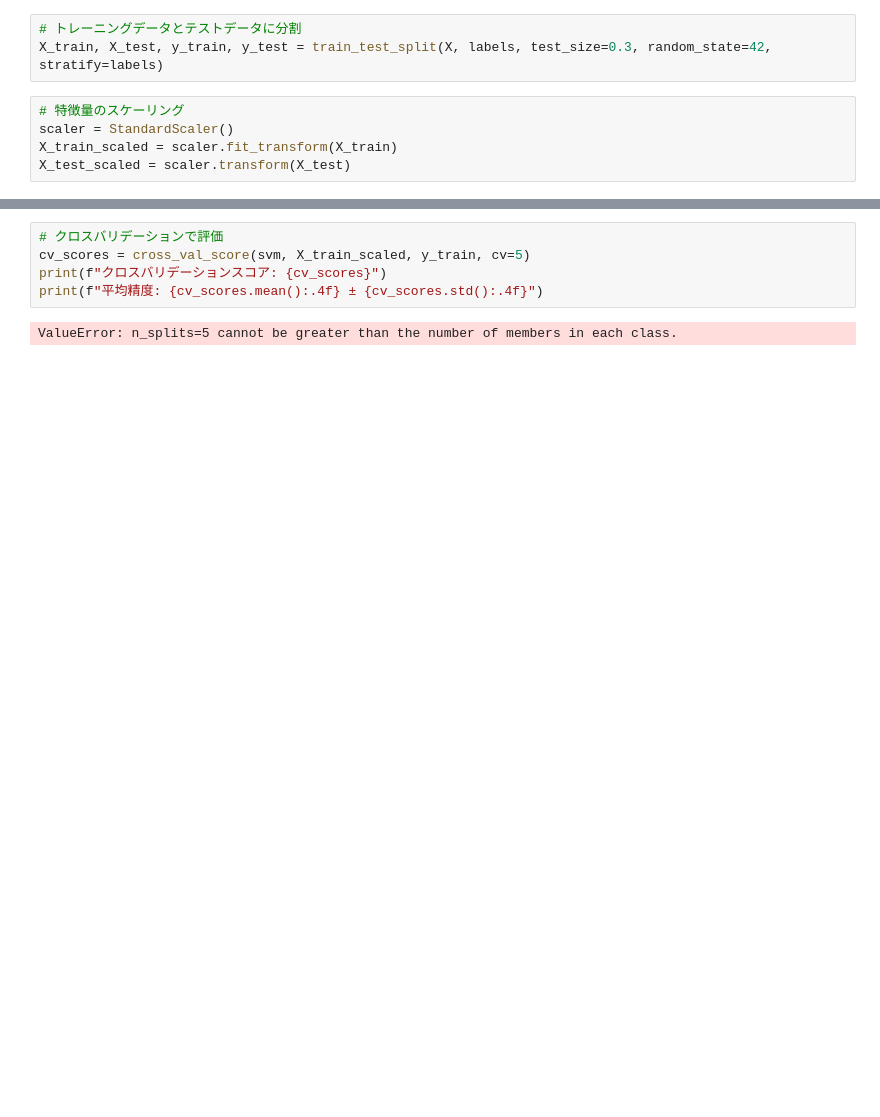
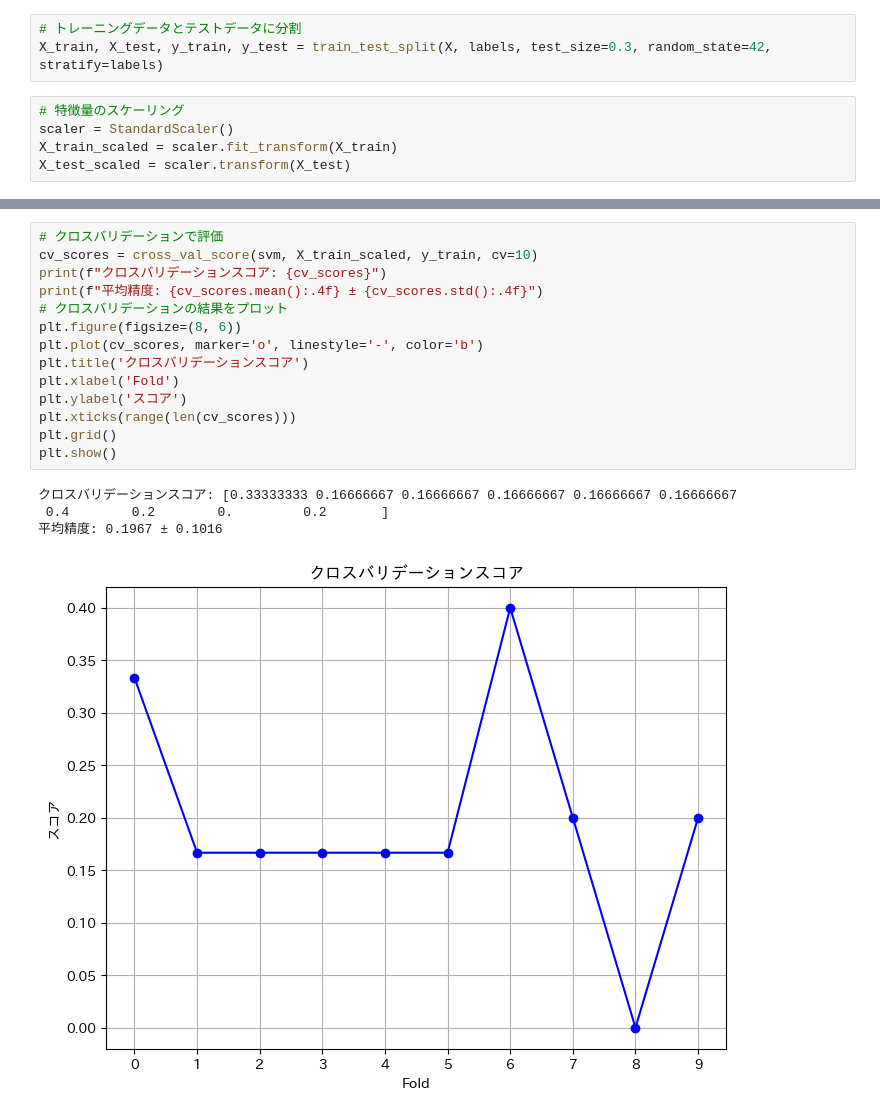
Before and after one commit to hiro2620/mi-analyze, a Jupyter notebook: src/svm.ipynb, the cells around one changed output, grey strips where cells are left out. Drawn from its saved outputs; the diff is of its cells as text; blank space fills up the shorter version.

```diff
--- a/src/svm.ipynb
+++ b/src/svm.ipynb
@@ -207,10 +190,22 @@ plt.show()
 # %%
 # クロスバリデーションで評価
-cv_scores = cross_val_score(svm, X_train_scaled, y_train, cv=5)
+cv_scores = cross_val_score(svm, X_train_scaled, y_train, cv=10)
 print(f"クロスバリデーションスコア: {cv_scores}")
 print(f"平均精度: {cv_scores.mean():.4f} ± {cv_scores.std():.4f}")
+# クロスバリデーションの結果をプロット
+plt.figure(figsize=(8, 6))
+plt.plot(cv_scores, marker='o', linestyle='-', color='b')
+plt.title('クロスバリデーションスコア')
+plt.xlabel('Fold')
+plt.ylabel('スコア')
+plt.xticks(range(len(cv_scores)))
+plt.grid()
+plt.show()
 # %% [output]
-ValueError: n_splits=5 cannot be greater than the number of members in each class.
+クロスバリデーションスコア: [0.33333333 0.16666667 0.16666667 0.16666667 0.16666667 0.16666667
+ 0.4        0.2        0.         0.2       ]
+平均精度: 0.1967 ± 0.1016
+[figure, added]
 # %%
 # ハイパーパラメータチューニング
 param_grid = {
```
Also changed, not shown: parts of 17 cells of this notebook, 2 other files.
